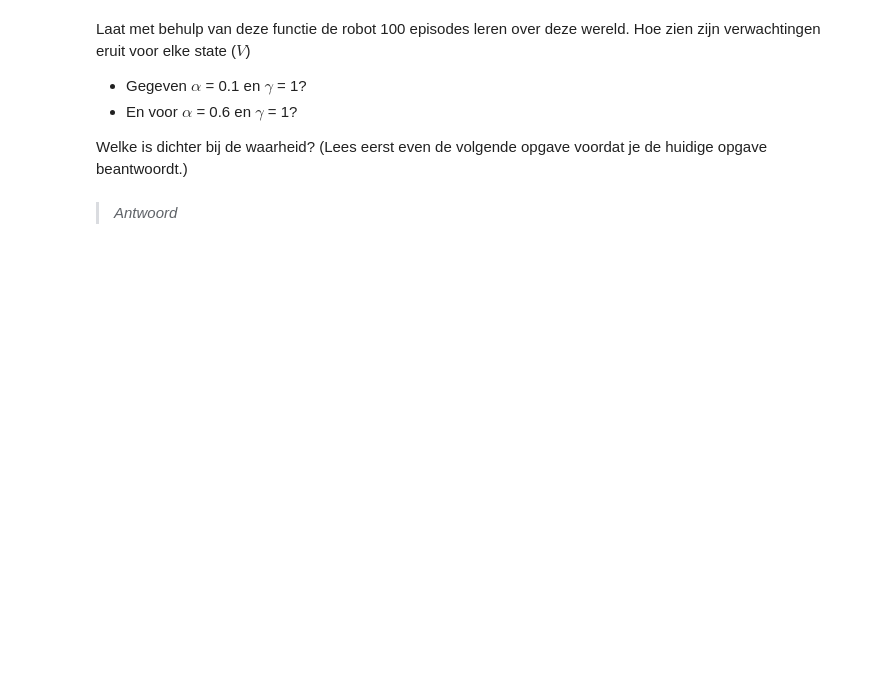
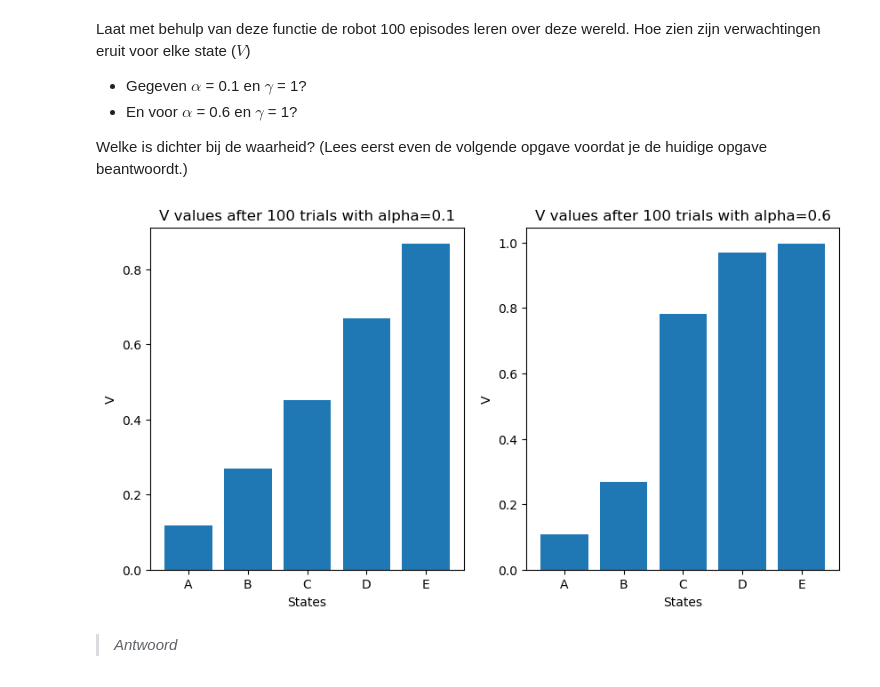
Before and after one commit to Knoerdin/huiswerk_gijs_nordin, a Jupyter notebook: Assignment 1/Assignment_1.ipynb, the cells around one changed output. Drawn from its saved outputs; the diff is of its cells as text; code cells hidden in the pictures; blank space fills up the shorter version.

```diff
--- a/Assignment 1/Assignment_1.ipynb
+++ b/Assignment 1/Assignment_1.ipynb
@@ -567,13 +567,13 @@ Schrijf een functie `td_zero()` die als input, alpha ($\alpha$) , gamma ($\gamma
 def td_zero(alpha, gamma, num_episodes):
     # TO DO
     # initialize states (A, B, C, D, E)
-    states = {"end": [0], "A": [0], "B": [0], "C": [0], "D": [0], "E": [0], "end": [0]}
+    states = {"start": [0], "A": [0], "B": [0], "C": [0], "D": [0], "E": [0], "end": [0]}
     keys = list(states.keys())
     # Create for loop over episodes
-    for episode in range(num_episodes):
+    for _ in range(num_episodes):
         # episode begins in state C
         current_state = 2
-        while keys[current_state] != "end":
+        while current_state%6 != 0:
             # choose next state
             coinflip = random.randint(0, 1)
             if coinflip == 0:
@@ -581,9 +581,12 @@ def td_zero(alpha, gamma, num_episodes):
             else:
                 next_state = current_state - 1
             # calculate reward
-            prev_vt = states[keys[current_state]][-1]
-            curr_vt = prev_vt + alpha * ( - prev_vt)
-dict1 = {"A": 0, "B": 0, "C": 0, "D": 0, "E": 0}
-keys = list(dict1.keys())
-print(keys[2])
+            r = 1 if next_state == 6 else 0
+            error = r + gamma * states[keys[next_state]][-1] - states[keys[current_state]][-1]
+            Vt = states[keys[current_state]][-1] + alpha * error
+            states[keys[current_state]].append(Vt)
+            current_state = next_state
+    A, B, C, D, E = states["A"], states["B"], states["C"], states["D"], states["E"]
+    return A, B, C, D, E
+print(td_zero(0.1, 1, 100))
 # %% [output]
@@ -599,3 +600,24 @@ Welke is dichter bij de waarheid? (Lees eerst even de volgende opgave voordat je
+# %%
+# TO DO
+A1, B1, C1, D1, E1 = td_zero(0.1, 1, 100)
+A2, B2, C2, D2, E2 = td_zero(0.6, 1, 100)
+
+to_plot1 = [A1[-1], B1[-1], C1[-1], D1[-1], E1[-1]]
+to_plot2 = [A2[-1], B2[-1], C2[-1], D2[-1], E2[-1]]
+plt.figure(figsize=(10, 5))
+plt.subplot(1, 2, 1)
+plt.bar(["A", "B", "C", "D", "E"], to_plot1)
+plt.ylabel("V")
+plt.xlabel("States")
+plt.title("V values after 100 trials with alpha=0.1")
+plt.subplot(1, 2, 2)
+plt.bar(["A", "B", "C", "D", "E"], to_plot2)
+plt.ylabel("V")
+plt.xlabel("States")
+plt.title("V values after 100 trials with alpha=0.6")
+plt.show()
+# %% [output]
+[figure, added]
 # %% [markdown]
 > *Antwoord*
 # %% [markdown]
```
Also changed, not shown: parts of 2 cells of this notebook.
